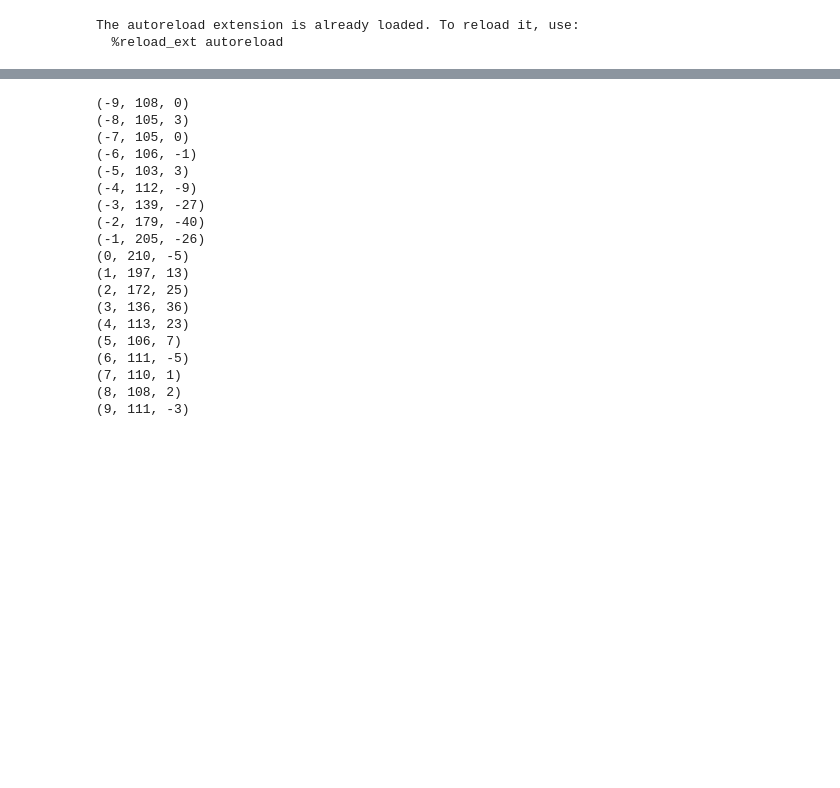
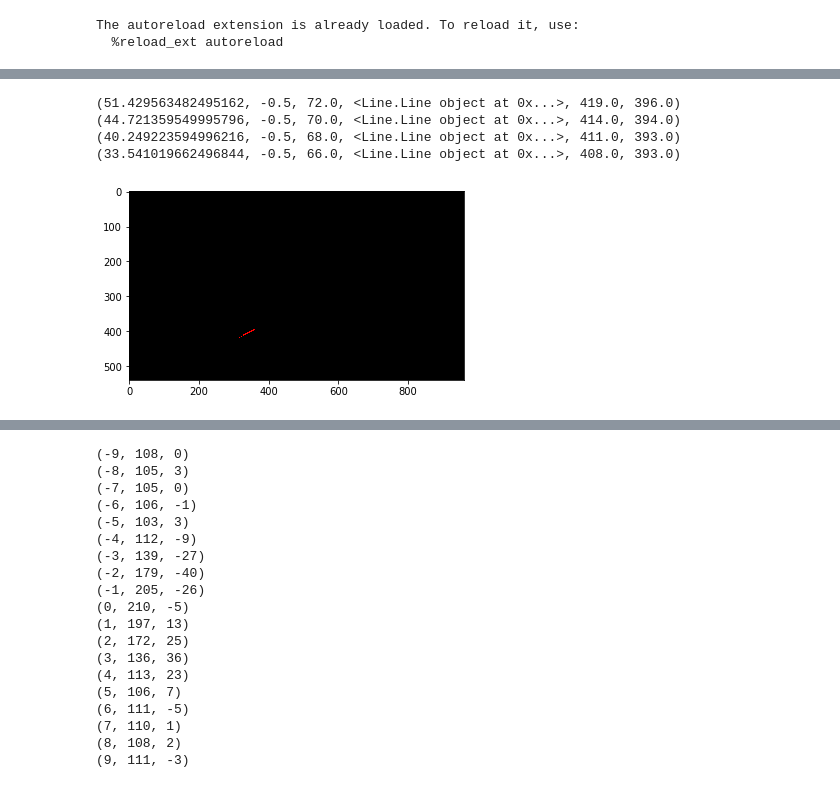
Before and after one commit to rohanraja/carLaneDetector_P1, a Jupyter notebook: DetectLanesCodeTester.ipynb, the cells around one changed output, grey strips where cells are left out. Cells and saved outputs as stored; diff of their text form; code cells hidden in the pictures; blank space fills up the shorter version.

```diff
--- a/DetectLanesCodeTester.ipynb
+++ b/DetectLanesCodeTester.ipynb
@@ -134,0 +341,17 @@ showimg(img)
+# %%
+gray = cv2.cvtColor(img2, cv2.COLOR_BGR2GRAY)
+img3 = np.zeros_like(img)
+hLines = get_hough_lines(gray, rho, theta, threshold, min_line_length, max_line_gap)
+for l in hLines:
+    ln = LineFromCVLine(l)
+    if(ln.isValidLaneCandidate(params)):
+        ln.draw(img3, thickness=1)
+        lnVal = (ln.length(), ln.slope, ln.solveForX(540) , ln, ln.y1, ln.y2)
+        print(lnVal)
+showimg(img3)
+# %% [output]
+(51.429563482495162, -0.5, 72.0, <Line.Line object at 0x...>, 419.0, 396.0)
+(44.721359549995796, -0.5, 70.0, <Line.Line object at 0x...>, 414.0, 394.0)
+(40.249223594996216, -0.5, 68.0, <Line.Line object at 0x...>, 411.0, 393.0)
+(33.541019662496844, -0.5, 66.0, <Line.Line object at 0x...>, 408.0, 393.0)
+[figure, added]
```
Also changed, not shown: parts of 16 cells of this notebook, 7 other files.
